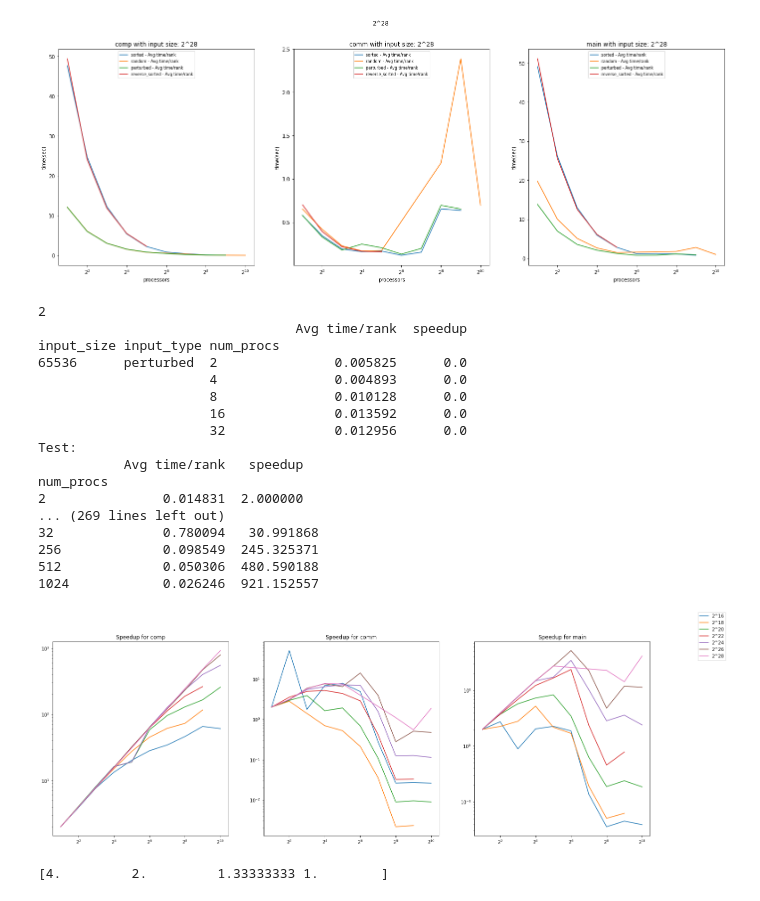
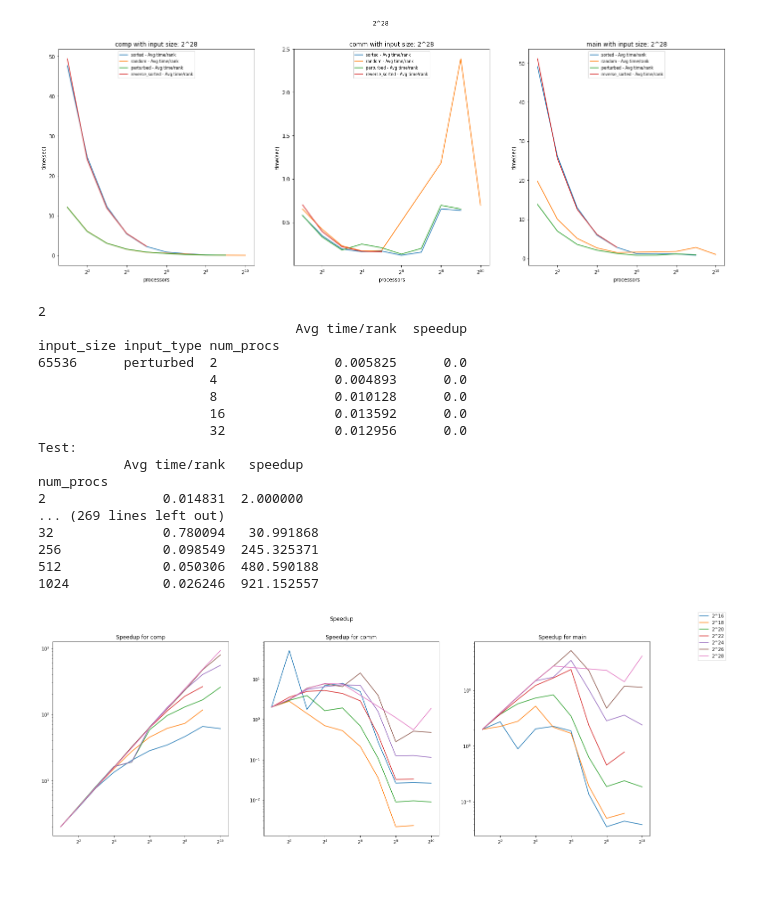
Before and after one commit to rsingh032503/Project_2024, a Jupyter notebook: radix_sort/radix_sort_analysis.ipynb, the cells around one changed output. Saved outputs shown, nothing was run; the diff lists cells and outputs as text; code cells hidden in the pictures.

```diff
--- a/radix_sort/radix_sort_analysis.ipynb
+++ b/radix_sort/radix_sort_analysis.ipynb
@@ -184,38 +186,33 @@ for node in tk.graph.traverse():
         ax[ind].plot(df['speedup'].loc[2**mat_size,'random'])
         print(f"Test:\n{df.loc[2**mat_size,'random']}")
         #print(f"input size: {mat_size}, time: {df.loc[2**mat_size,'random']}")
 
         ax[ind].set_xscale('log',base = 2)
         ax[ind].set_yscale('log',base = 10)
 
         ax[ind].set_title(f'Speedup for {["comp","comm","main"][ind]}')
 
 leg = [f"2^{x}" for x in input_sizes]
 fig.legend(leg)
+fig.suptitle("Speedup")
 fig.show()
+fig.savefig("graphs/speedup.png")
 # %% [output]
 2
                                  Avg time/rank  speedup
 input_size input_type num_procs
 65536      perturbed  2               0.005825      0.0
                       4               0.004893      0.0
                       8               0.010128      0.0
                       16              0.013592      0.0
                       32              0.012956      0.0
 Test:
            Avg time/rank   speedup
 num_procs
 2               0.014831  2.000000
 ... (269 lines left out)
 32              0.780094   30.991868
 256             0.098549  245.325371
 512             0.050306  480.590188
 1024            0.026246  921.152557
-[figure, old version]
+[figure, new version]
-# %%
-import numpy as np
-
-arr = np.array([1,2,3,4])
-print(4/arr)
-# %% [output]
-[4.         2.         1.33333333 1.        ]
```
Also changed, not shown: parts of 3 cells of this notebook, 3 other files.
